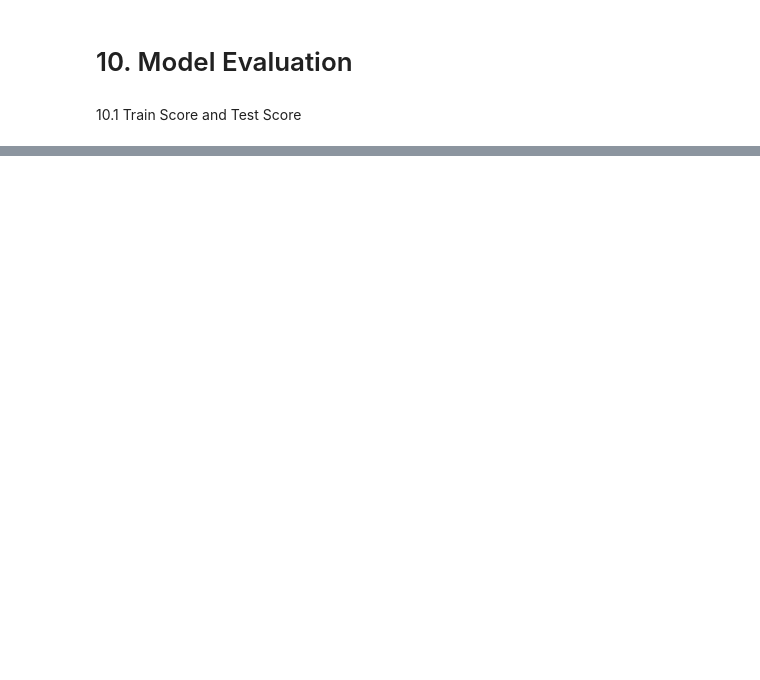
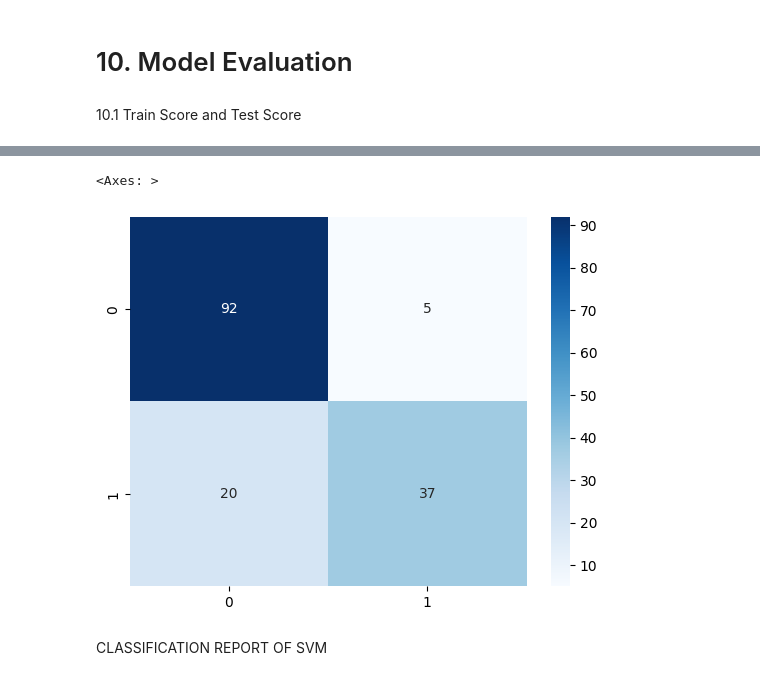
Before and after one commit to Aditsaakmal/akmal, a Jupyter notebook: akmal.ipynb, the cells around one changed output, grey strips where cells are left out. Drawn from its saved outputs; the diff is of its cells as text; code cells hidden in the pictures; blank space fills up the shorter version.

```diff
--- a/akmal.ipynb
+++ b/akmal.ipynb
@@ -183,0 +323,7 @@ NameError: name 'sv' is not defined
+# %%
+sns.heatmap(confusion_matrix(y_test, sv_pred),cmap='Blues', annot=True, fmt="d")
+# %% [output]
+<Axes: >
+[figure, added]
+# %% [markdown]
+CLASSIFICATION REPORT OF SVM
```
Also changed, not shown: parts of 46 cells of this notebook.
